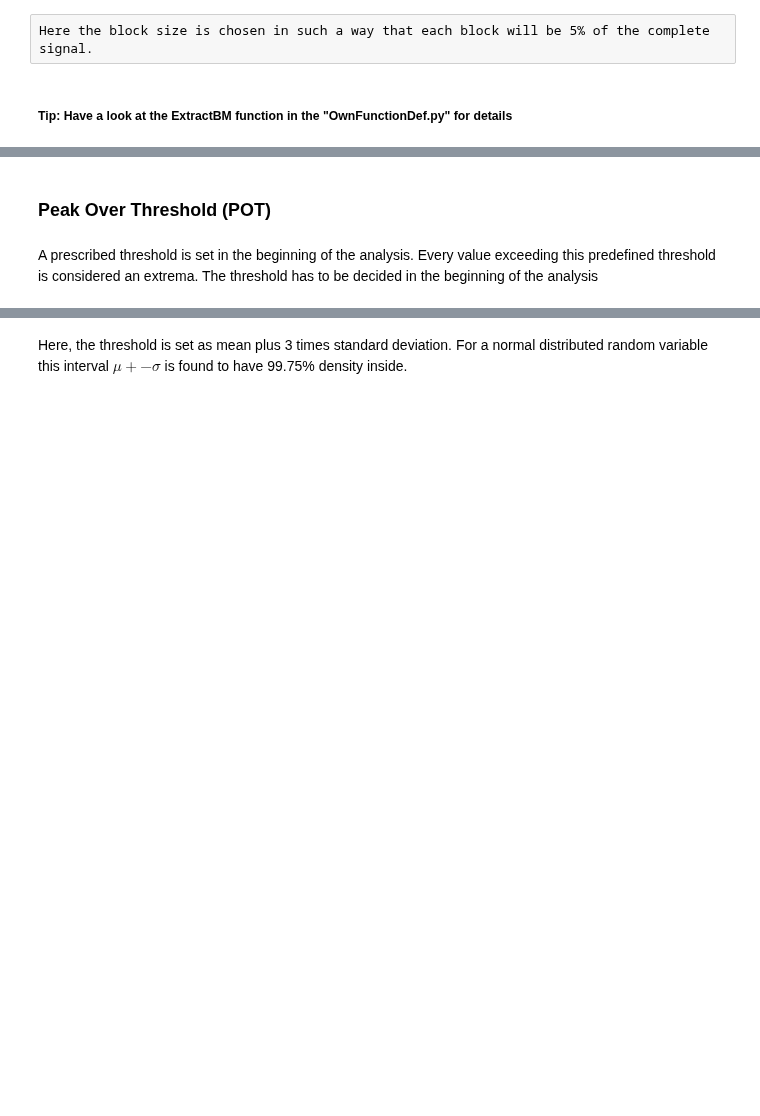
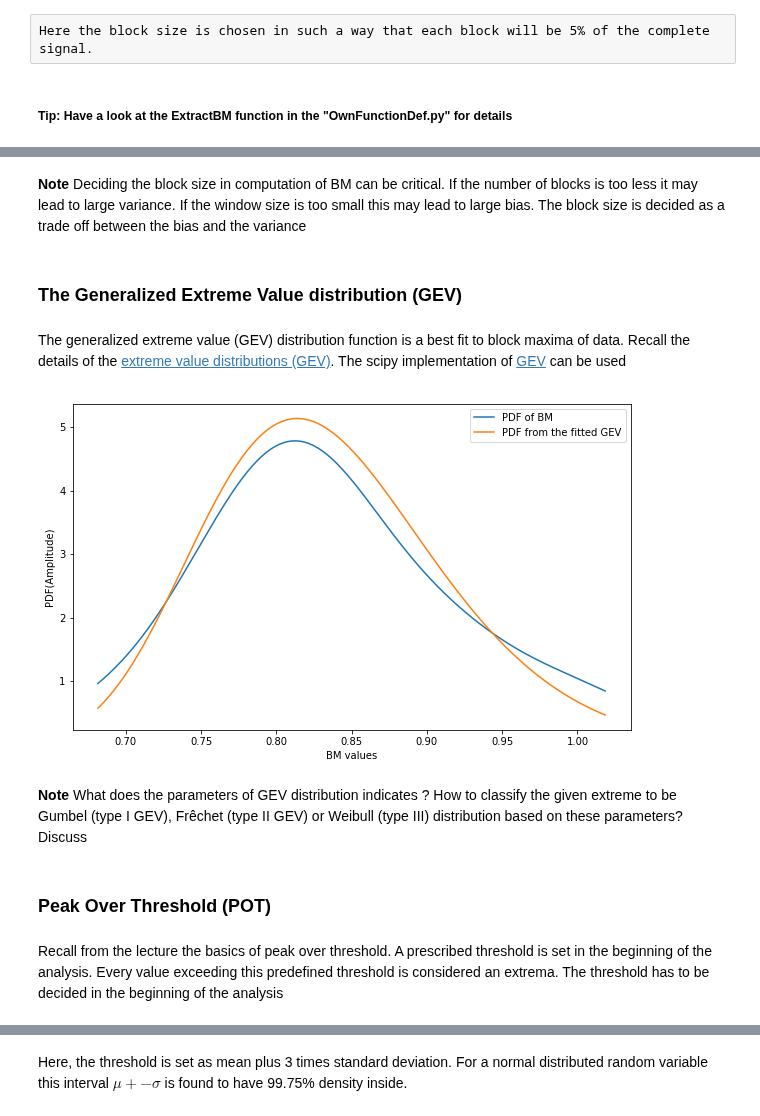
Before and after one commit to mpentek/SWELecture, a Jupyter notebook: Ex_01_statistics/01_ExwithGeneratedSignal_StructuralWindEngg.ipynb, the cells around one changed output, grey strips where cells are left out. Cells and saved outputs as stored; diff of their text form; code cells hidden in the pictures; blank space fills up the shorter version.

Commit message:
updated with extreme value statistics

```diff
--- a/Ex_01_statistics/01_ExwithGeneratedSignal_StructuralWindEngg.ipynb
+++ b/Ex_01_statistics/01_ExwithGeneratedSignal_StructuralWindEngg.ipynb
@@ -494,7 +526,31 @@ plt.grid(True)
+# %% [markdown]
+__Note__ Deciding the block size  in computation of BM can be critical. If the number of blocks is too less it may lead to large variance. If the window size is too small this may lead to large bias. The block size is decided as a trade off between the bias and the variance
+# %% [markdown]
+### The Generalized Extreme Value distribution (GEV)
+# %% [markdown]
+The generalized extreme value (GEV) distribution function is a best fit to block maxima of data. Recall the details of the [extreme value distributions (GEV)](https://en.wikipedia.org/wiki/Generalized_extreme_value_distribution). The scipy implementation of [GEV](https://docs.scipy.org/doc/scipy/reference/generated/scipy.stats.genextreme.html) can be used
+# %%
+from scipy.stats import genextreme as gev
+shape_bm, loc_bm, scale_bm = gev.fit(extremeValuesBM)
+
+pdf_x_bm = np.linspace(np.min(extremeValuesBM), np.max(extremeValuesBM), 100)
+pdf_bm = gev.pdf(pdf_x_bm, shape_bm, loc_bm, scale_bm)
+
+plt.rcParams["figure.figsize"] = (10,6)
+plt.plot(pdfBMX, pdfBM, label = 'PDF of BM')
+plt.plot(pdf_x_bm, pdf_bm, label = 'PDF from the fitted GEV')
+plt.xlabel('BM values')
+plt.ylabel('PDF(Amplitude)')
+plt.legend()
+plt.show()
+# %% [output]
+[figure, added]
+# %% [markdown]
+__Note__ What does the parameters of GEV distribution indicates ? How to classify the given extreme to be Gumbel (type I GEV), Frêchet (type II GEV) or Weibull (type III) distribution based on these parameters? Discuss
 # %% [markdown]
 ### Peak Over Threshold (POT)
 # %% [markdown]
-A prescribed threshold is set in the beginning of the analysis. Every value exceeding this predefined threshold is considered an extrema. The threshold has to be decided in the beginning of the analysis
+Recall from the lecture the basics of peak over threshold. A prescribed threshold is set in the beginning of the analysis. Every value exceeding this predefined threshold is considered an extrema. The threshold has to be decided in the beginning of the analysis
 # %%
 signalMean = np.mean(signalGiven)
 signalSTD = np.std(signalGiven)
```
Also changed, not shown: parts of 48 cells of this notebook, 2 other files.
